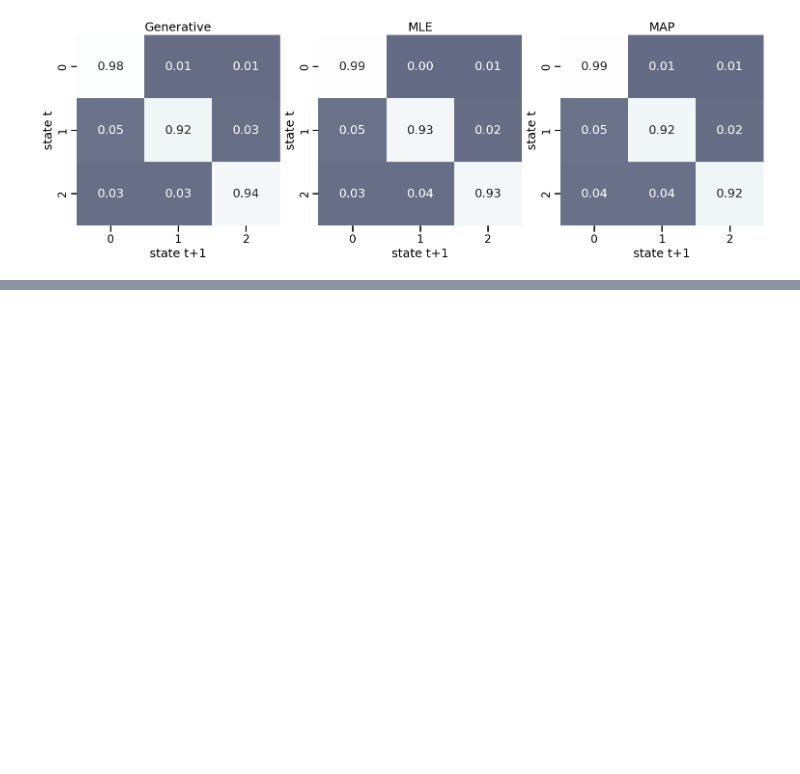
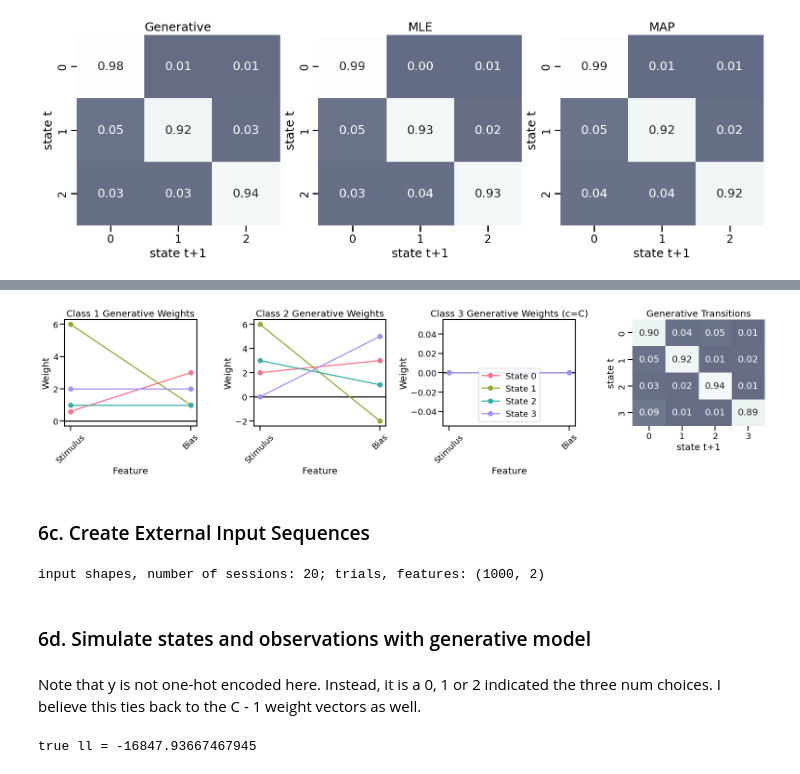
Before and after one commit to jess-breda/violations-multinomial, a Jupyter notebook: notebooks/explore_ssm_ashwood_tutorial.ipynb, the cells around one changed output, grey strips where cells are left out. Drawn from its saved outputs; the diff is of its cells as text; code cells hidden in the pictures; blank space fills up the shorter version.

```diff
--- a/notebooks/explore_ssm_ashwood_tutorial.ipynb
+++ b/notebooks/explore_ssm_ashwood_tutorial.ipynb
@@ -384,0 +491,15 @@ plot_transition_matrix(map_glmhmm.transitions.log_Ps, ax[2], title="MAP")
+# %%
+# Set transition matrix of multinomial GLM-HMM
+gen_log_trans_mat = np.log(
+    np.array(
+        [
+            [
+                [0.90, 0.04, 0.05, 0.01],
+                [0.05, 0.92, 0.01, 0.02],
+                [0.03, 0.02, 0.94, 0.01],
+                [0.09, 0.01, 0.01, 0.89],
+            ]
+        ]
+    )
+)
+true_glmhmm.transitions.params = gen_log_trans_mat
@@ -384,0 +518,54 @@ plot_transition_matrix(map_glmhmm.transitions.log_Ps, ax[2], title="MAP")
+# %%
+fig, ax = plt.subplots(1, 4, figsize=(20, 5), dpi=80)
+plot_specified_class_weights_by_state(
+    gen_weights,
+    feature_names=["Stimulus", "Bias"],
+    class_idx=0,
+    ax=ax[0],
+    title="Class 1 Generative Weights",
+)
+ax[0].get_legend().remove()
+
+plot_specified_class_weights_by_state(
+    gen_weights,
+    feature_names=["Stimulus", "Bias"],
+    class_idx=1,
+    ax=ax[1],
+    title="Class 2 Generative Weights",
+)
+ax[1].get_legend().remove()
+
+plot_specified_class_weights_by_state(
+    np.array([[[0, 0]], [[0, 0]], [[0, 0]], [[0, 0]]]),  # class 3 is set to 0
+    feature_names=["Stimulus", "Bias"],
+    class_idx=0,
+    ax=ax[2],
+    title="Class 3 Generative Weights (c=C)",
+)
+
+
+plot_transition_matrix(gen_log_trans_mat, ax=ax[3], title="Generative Transitions")
+
+plt.tight_layout()
+# %% [output]
+[figure, added]
+# %% [markdown]
+### 6c. Create External Input Sequences
+# %%
+# Create external inputs sequence; compared to the example above, we will increase the number of examples
+# (through the "num_trials_per_session" paramater) since the number of parameters has increased
+num_sess = 20  # number of example sessions
+num_trials_per_sess = 1000  # number of trials in a session
+inpts = np.ones((num_sess, num_trials_per_sess, input_dim))  # initialize inpts array
+stim_vals = [-1, -0.5, -0.25, -0.125, -0.0625, 0, 0.0625, 0.125, 0.25, 0.5, 1]
+inpts[:, :, 0] = np.random.choice(
+    stim_vals, (num_sess, num_trials_per_sess)
+)  # generate random sequence of stimuli
+inpts = list(inpts)
+print(
+    f"input shapes, number of sessions: {len(inpts)}; trials, features: {inpts[0].shape}"
+)
+# %% [output]
+input shapes, number of sessions: 20; trials, features: (1000, 2)
+# %% [markdown]
+### 6d. Simulate states and observations with generative model
@@ -384,0 +579,8 @@ plot_transition_matrix(map_glmhmm.transitions.log_Ps, ax[2], title="MAP")
+# %% [markdown]
+Note that y is not one-hot encoded here. Instead, it is a 0, 1 or 2 indicated the three num choices. I believe this ties back to the C - 1 weight vectors as well.
+# %%
+# Calculate true loglikelihood
+true_ll = true_glmhmm.log_probability(true_choices, inputs=inpts)
+print("true ll = " + str(true_ll))
+# %% [output]
+true ll = -16847.93667467945
```
Also changed, not shown: parts of 18 cells of this notebook.
